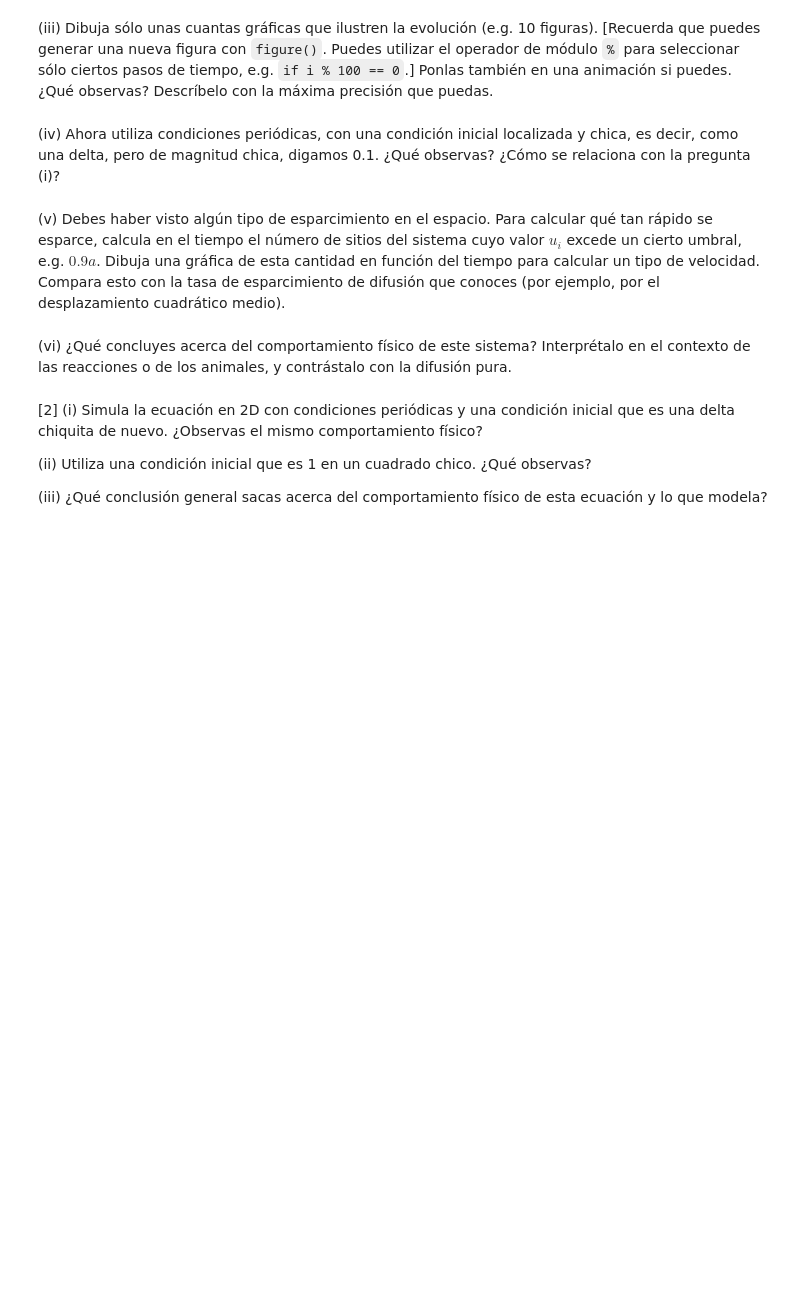
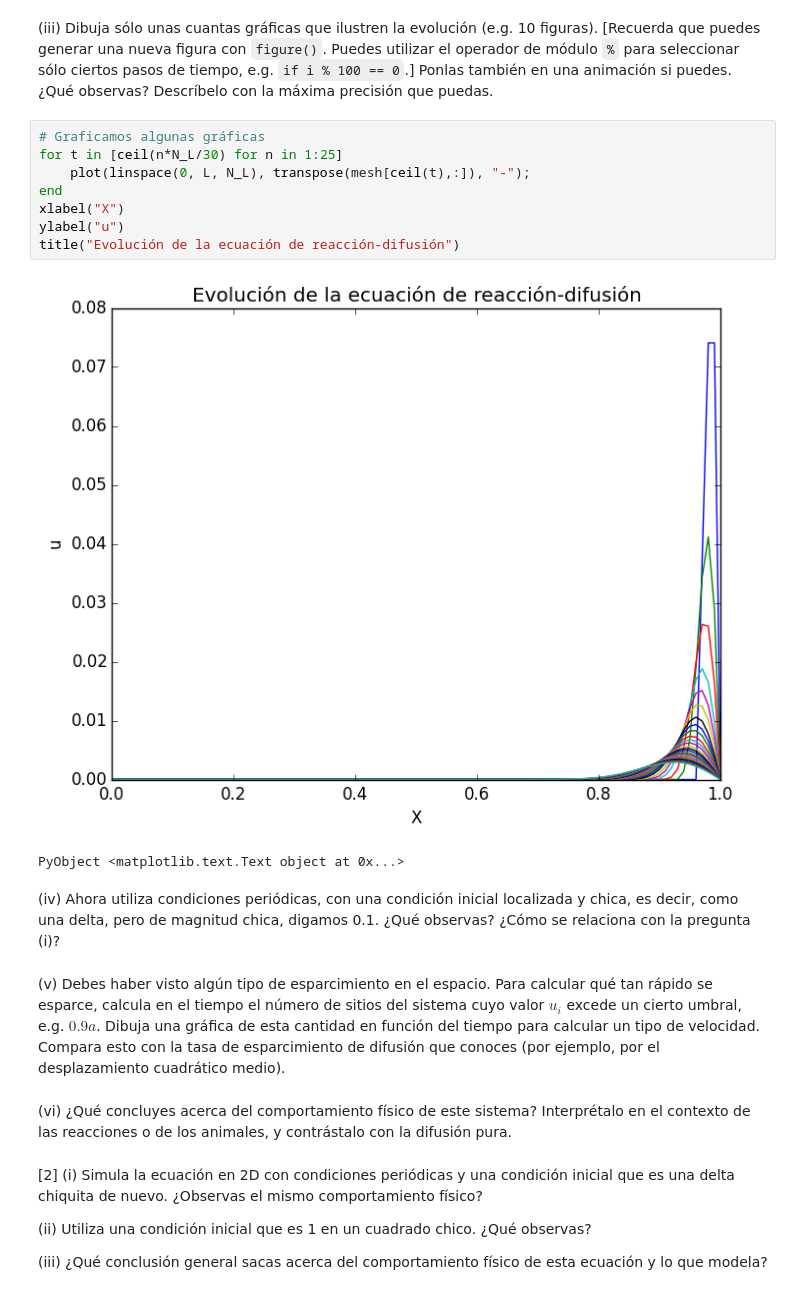
Before and after one commit to ivan-galinskiy/fisica_computacional, a Jupyter notebook: tareas/Tarea 09.ipynb, the cells around one changed output. Saved outputs shown, nothing was run; the diff lists cells and outputs as text; blank space fills up the shorter version.

```diff
--- a/tareas/Tarea 09.ipynb
+++ b/tareas/Tarea 09.ipynb
@@ -17,5 +76,16 @@ $$\frac{\partial u}{\partial t} = u(1-u) + \nabla^2 u.$$
 # %% [markdown]
 (iii) Dibuja sólo unas cuantas gráficas que ilustren la evolución (e.g. 10 figuras). [Recuerda que puedes generar una nueva figura con `figure()`. Puedes utilizar el operador de módulo `%` para seleccionar sólo ciertos pasos de tiempo, e.g. `if i % 100 == 0`.] Ponlas también en una animación si puedes. ¿Qué observas? Descríbelo con la máxima precisión que puedas.
+# %%
+# Graficamos algunas gráficas
+for t in [ceil(n*N_L/30) for n in 1:25]
+    plot(linspace(0, L, N_L), transpose(mesh[ceil(t),:]), "-");
+end
+xlabel("X")
+ylabel("u")
+title("Evolución de la ecuación de reacción-difusión")
+# %% [output]
+[figure, added]
+PyObject <matplotlib.text.Text object at 0x...>
 # %% [markdown]
 (iv) Ahora utiliza condiciones periódicas, con una condición inicial localizada y chica, es decir, como una delta, pero de magnitud chica, digamos 0.1. ¿Qué observas? ¿Cómo se relaciona con la pregunta (i)?
 # %% [markdown]
```
Also changed, not shown: parts of 5 cells of this notebook.
